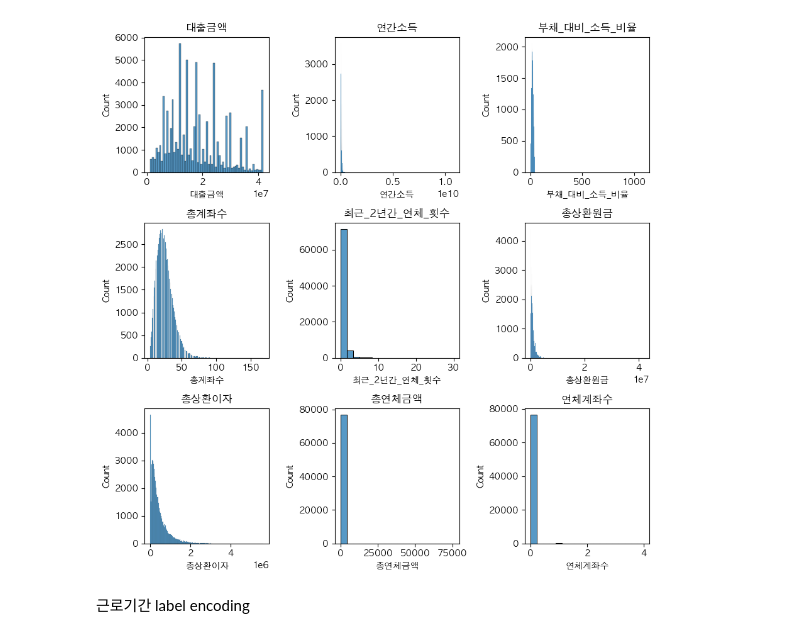
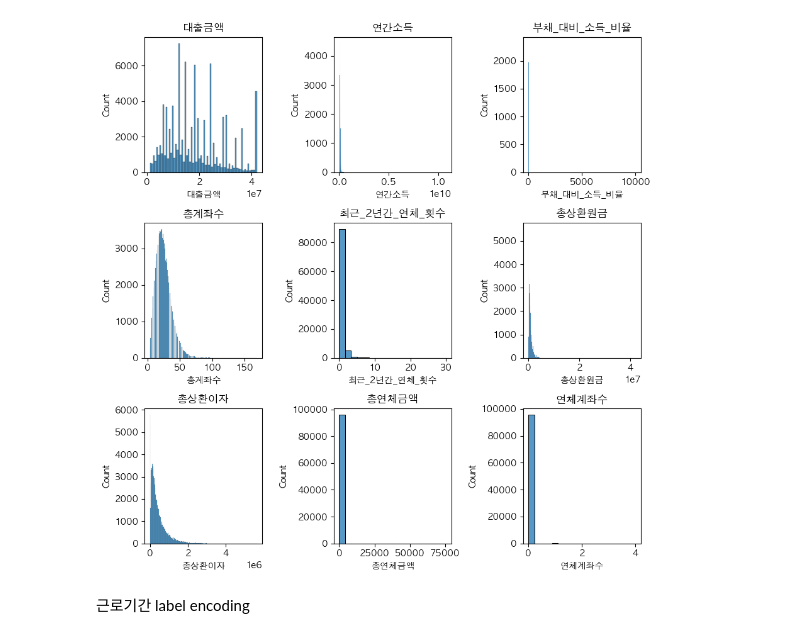
Before and after one commit to persuade39/project, a Jupyter notebook: 인코딩&이상치.ipynb, the cells around one changed output. Cells and saved outputs as stored; diff of their text form; code cells hidden in the pictures.

```diff
--- a/인코딩&이상치.ipynb
+++ b/인코딩&이상치.ipynb
@@ -35,22 +21,22 @@ category_col = ['대출기간', '근로기간', '주택소유상태', '대출목
 # %%
 def get_3_hist(data:pd.DataFrame, columns:list):
 
     plt.figure(figsize=(9, 9))
 
     for i, col in enumerate(columns):
         # 서브플롯 위치 설정
         plt.subplot(3, 3, i + 1)
         # 히스토그램 그리기
         sns.histplot(data[col])
         plt.title(col)
 
     # 전체 그림 표시
     plt.tight_layout()
     plt.show()
 
-get_3_hist(X_train, numeric_col)
+get_3_hist(df, numeric_col)
 # %% [output]
-[figure, old version]
+[figure, new version]
 # %% [markdown]
 근로기간 label encoding
 # %%
```
Also changed, not shown: parts of 38 cells of this notebook.
